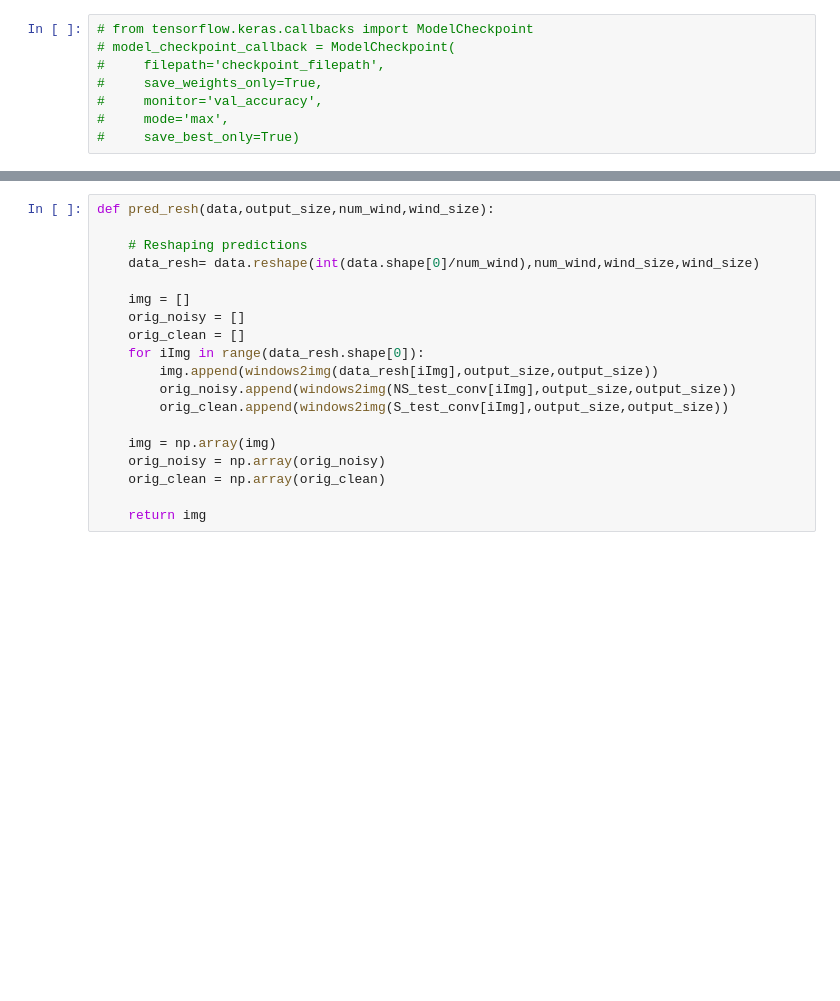
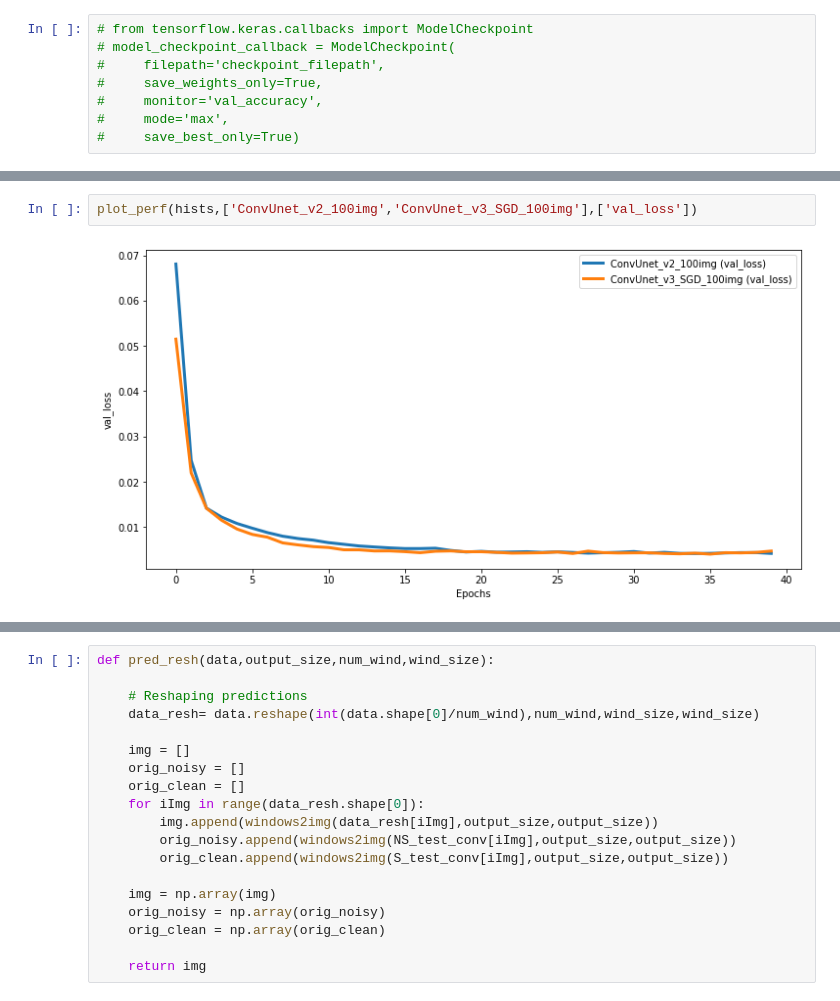
Before and after one commit to Greveley/AutoEncoderImageDenoise, a Jupyter notebook: TrainAndEval_SynSeis.ipynb, the cells around one changed output, grey strips where cells are left out. Cells and saved outputs as stored; diff of their text form; blank space fills up the shorter version.

```diff
--- a/TrainAndEval_SynSeis.ipynb
+++ b/TrainAndEval_SynSeis.ipynb
@@ -204 +224,5 @@ plot_perf(hists,['Conv3x3_v2_500img'],['val_loss','loss'])
+# %%
+plot_perf(hists,['ConvUnet_v2_100img','ConvUnet_v3_SGD_100img'],['val_loss'])
+# %% [output]
+[figure, added]
 # %%
```
Also changed, not shown: parts of 40 cells of this notebook.
